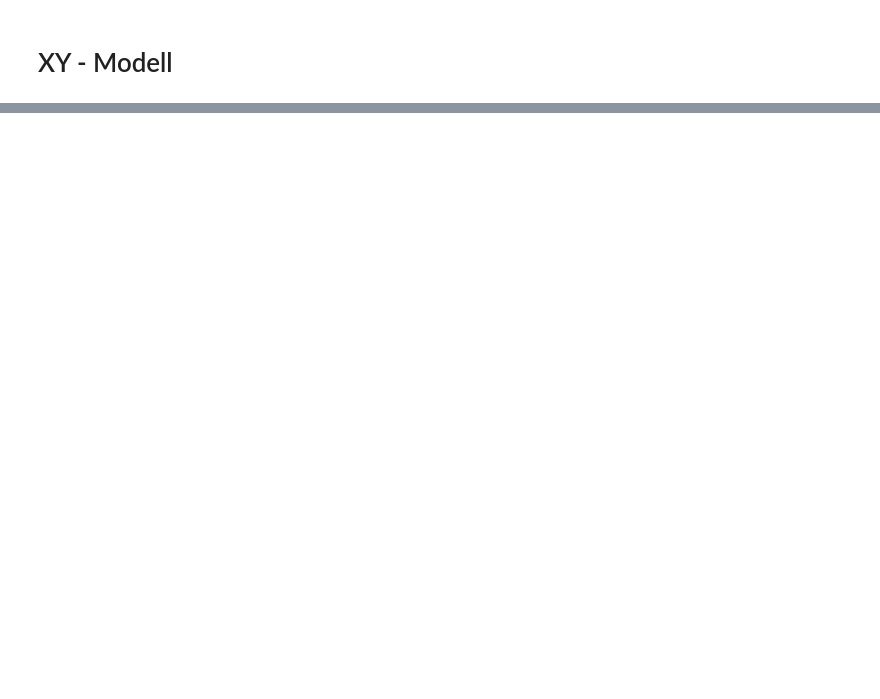
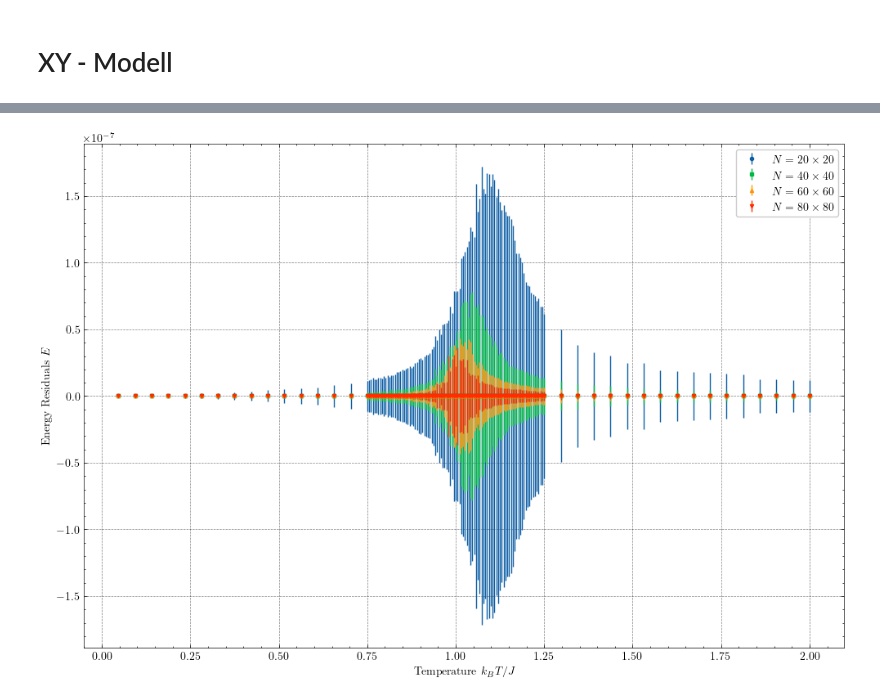
Before and after one commit to lennartvrg/XY-Model, a Jupyter notebook: Notebook.ipynb, the cells around one changed output, grey strips where cells are left out. Drawn from its saved outputs; the diff is of its cells as text; code cells hidden in the pictures; blank space fills up the shorter version.

```diff
--- a/Notebook.ipynb
+++ b/Notebook.ipynb
@@ -16,0 +18,3 @@ plt.rcParams["figure.figsize"] = (12, 8)
+# %%
+con = sqlite3.connect('output.sqlite')
+current_run = pd.read_sql_query('SELECT id FROM runs ORDER BY created_at DESC', con).at[0, 'id']
@@ -16,0 +23,11 @@ plt.rcParams["figure.figsize"] = (12, 8)
+# %%
+fig, ax = plt.subplots()
+for size in pd.read_sql_query(f'SELECT size FROM configurations WHERE run_id = \'{current_run}\' AND size IN (20, 40, 60, 80) GROUP BY size', con)['size']:
+    data = pd.read_sql_query(f'SELECT temperature, energy, energy_std FROM configurations WHERE run_id = \'{current_run}\' AND size = \'{size}\' ORDER BY temperature', con)
+    ax.errorbar(data['temperature'], data['energy'], yerr=data['energy_std'], label=f'$N = {size} \\times {size}$')
+
+ax.set_xlabel('Temperature $k_B T / J$')
+ax.set_ylabel('Energy $E$')
+
+ax.legend()
+fig.savefig('figures/Energy.pdf', bbox_inches='tight')
@@ -16,0 +36,13 @@ plt.rcParams["figure.figsize"] = (12, 8)
+# %%
+fig, ax = plt.subplots()
+for size in pd.read_sql_query(f'SELECT size FROM configurations WHERE run_id = \'{current_run}\' AND size IN (20, 40, 60, 80) GROUP BY size', con)['size']:
+    data = pd.read_sql_query(f'SELECT temperature, energy_std FROM configurations WHERE run_id = \'{current_run}\' AND size = \'{size}\' ORDER BY temperature', con)
+    ax.errorbar(data['temperature'], [0] * len(data['energy_std']), yerr=data['energy_std'], label=f'$N = {size} \\times {size}$')
+
+ax.set_xlabel('Temperature $k_B T / J$')
+ax.set_ylabel('Energy Residuals $E$')
+
+ax.legend()
+fig.savefig('figures/Energy_Residual.pdf', bbox_inches='tight')
+# %% [output]
+[figure, added]
```
Also changed, not shown: parts of 18 cells of this notebook, 5 other files.
